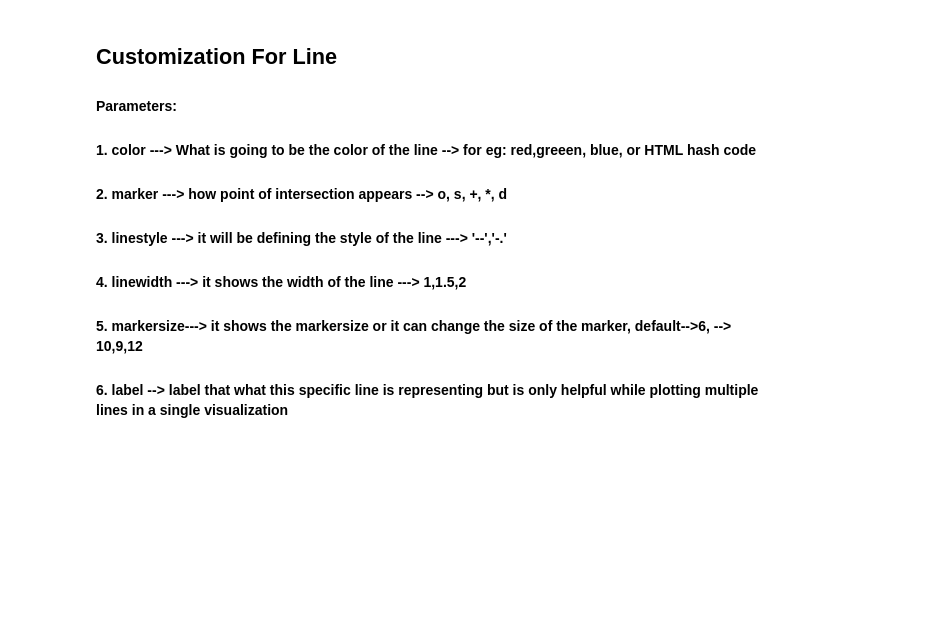
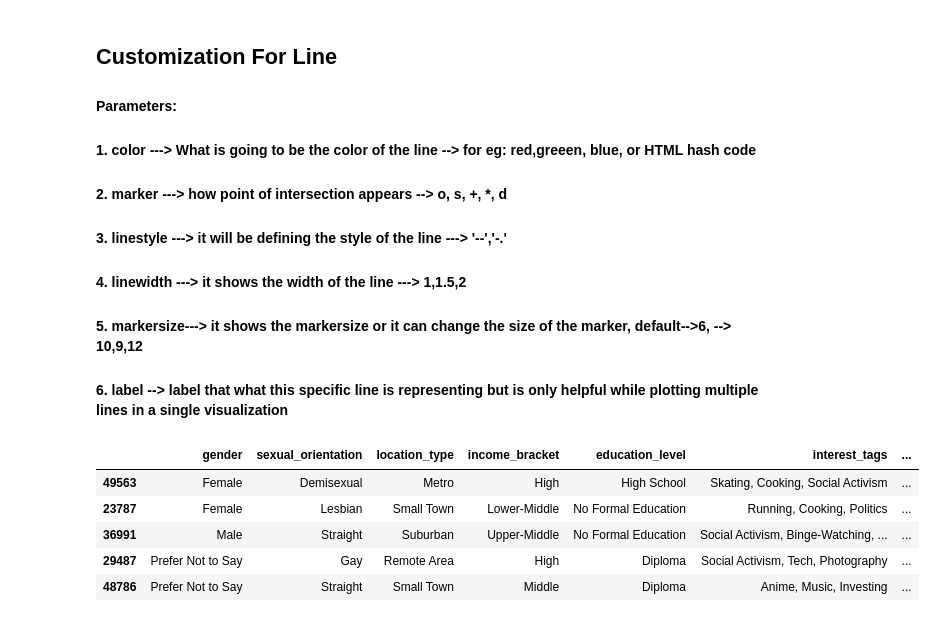
Before and after one commit to daksh-rajora/Gen-Ai, a Jupyter notebook: Machine Learning/MATPLOTLIB/Getting_Started.ipynb, the cells around one changed output. Saved outputs shown, nothing was run; the diff lists cells and outputs as text; code cells hidden in the pictures; blank space fills up the shorter version.

```diff
--- a/Machine Learning/MATPLOTLIB/Getting_Started.ipynb
+++ b/Machine Learning/MATPLOTLIB/Getting_Started.ipynb
@@ -141,3 +141,12 @@ plt.show()
 #### 4. linewidth ---> it shows the width of the line ---> 1,1.5,2
 #### 5. markersize---> it shows the markersize or it can change the size of the marker, default-->6, --> 10,9,12
 #### 6. label --> label that what this specific line is representing but is only helpful while plotting multiple lines in a single visualization
+# %%
+df.sample(5)
+# %% [output]
+|  | gender | sexual_orientation | location_type | income_bracket | education_level | interest_tags | ... |
+| 49563 | Female | Demisexual | Metro | High | High School | Skating, Cooking, Social Activism | ... |
+| 23787 | Female | Lesbian | Small Town | Lower-Middle | No Formal Education | Running, Cooking, Politics | ... |
+| 36991 | Male | Straight | Suburban | Upper-Middle | No Formal Education | Social Activism, Binge-Watching, ... | ... |
+| 29487 | Prefer Not to Say | Gay | Remote Area | High | Diploma | Social Activism, Tech, Photography | ... |
+| 48786 | Prefer Not to Say | Straight | Small Town | Middle | Diploma | Anime, Music, Investing | ... |
```
Also changed, not shown: parts of 30 cells of this notebook.
